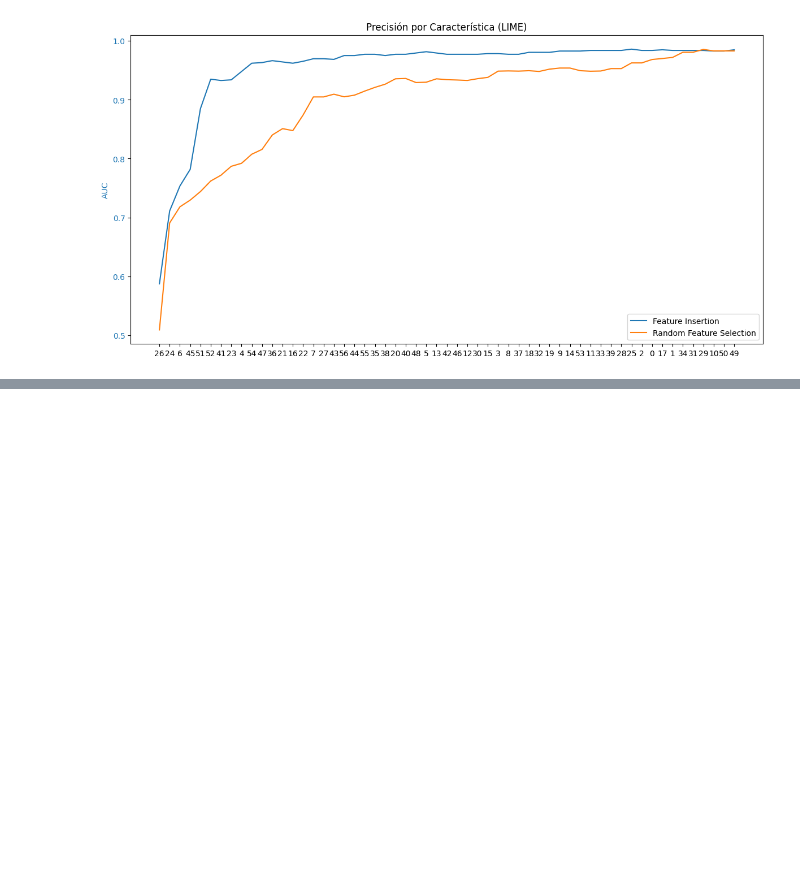
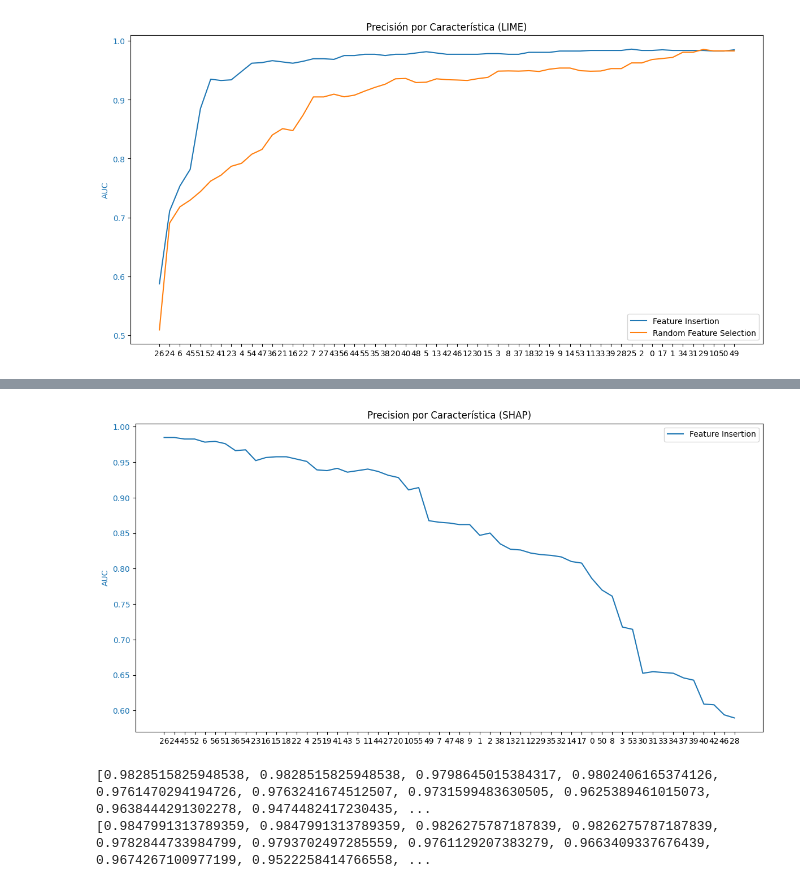
Before and after one commit to DavidGonzalezFernandez/XAI_exercises, a Jupyter notebook: Activities/Activity4/Activity_4.ipynb, the cells around one changed output, grey strips where cells are left out. Cells and saved outputs as stored; diff of their text form; code cells hidden in the pictures; blank space fills up the shorter version.

```diff
--- a/Activities/Activity4/Activity_4.ipynb
+++ b/Activities/Activity4/Activity_4.ipynb
@@ -621,0 +707,23 @@ plt.show()
+# %%
+# @title Plot accuracies for feature insertion using SHAP
+fig, ax1 = plt.subplots(figsize=(12, 6))
+
+color = "tab:blue"
+ax1.set_ylabel("AUC", color=color)
+ax1.plot(
+    feature_indices_shap, accuracies_shap_supresion, color=color
+)  # Use feature_indices instead of features
+ax1.tick_params(axis="y", labelcolor=color)
+
+fig.tight_layout()
+plt.title("Precision por Característica (SHAP)")
+plt.legend(["Feature Insertion"])
+plt.show()
+# %% [output]
+[figure, added]
+# %%
+print(auc_scores_shap_supresion)
+print(accuracies_shap_supresion)
+# %% [output]
+[0.9828515825948538, 0.9828515825948538, 0.9798645015384317, 0.9802406165374126, 0.9761470294194726, 0.9763241674512507, 0.9731599483630505, 0.9625389461015073, 0.9638444291302278, 0.9474482417230435, ...
+[0.9847991313789359, 0.9847991313789359, 0.9826275787187839, 0.9826275787187839, 0.9782844733984799, 0.9793702497285559, 0.9761129207383279, 0.9663409337676439, 0.9674267100977199, 0.9522258414766558, ...
```
Also changed, not shown: parts of 17 cells of this notebook.
